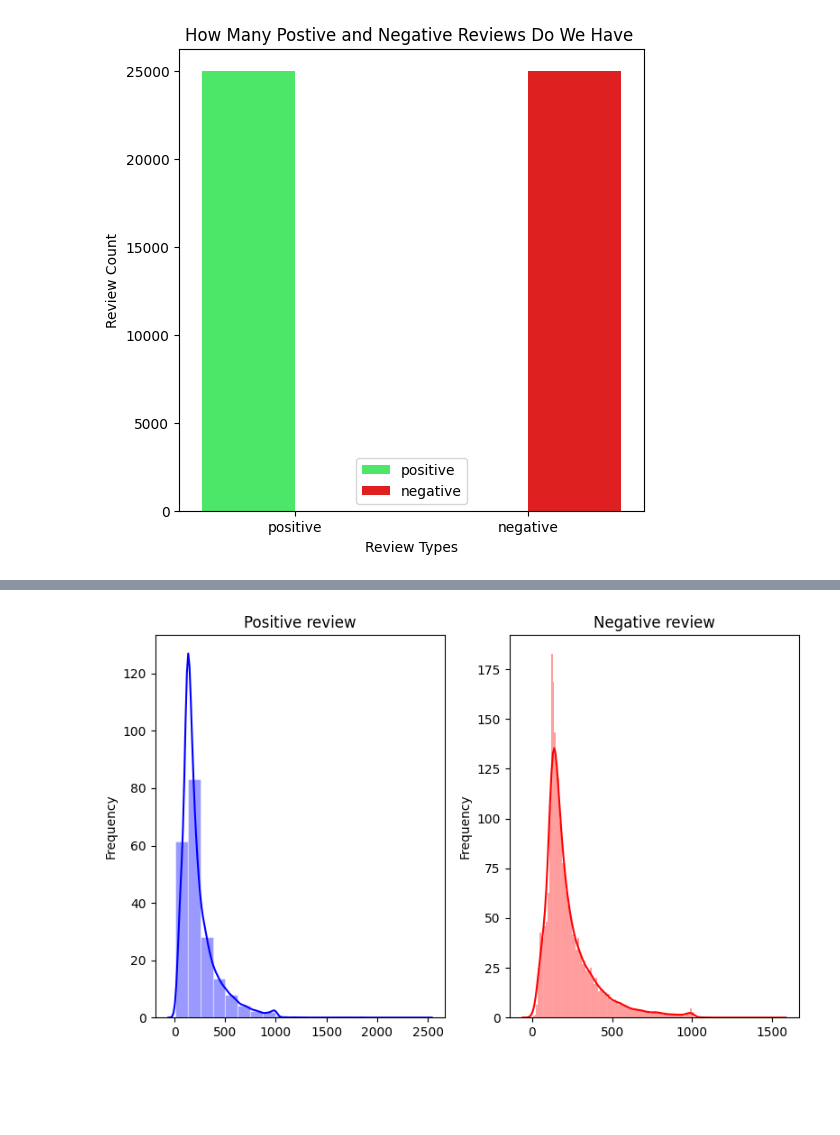
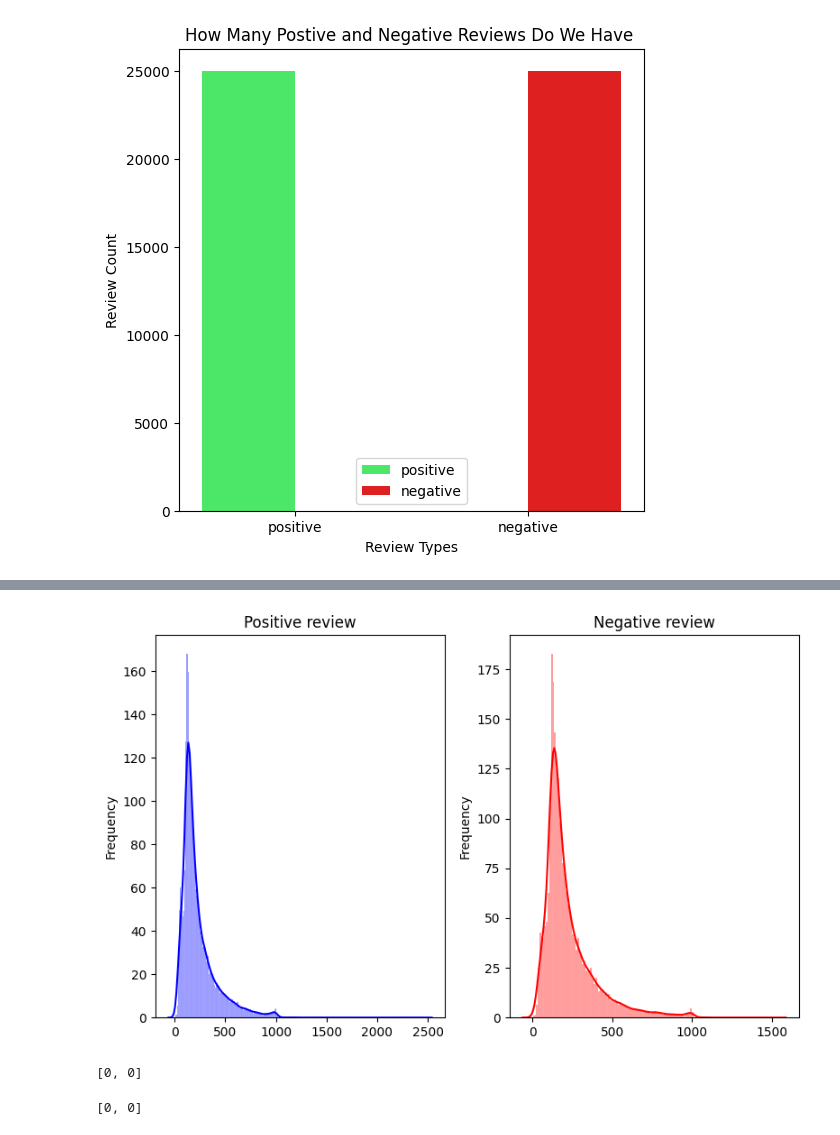
Before and after one commit to ifuu16/Movie_Sentiment_Analysis, a Jupyter notebook: data_preprocessing.ipynb, the cells around one changed output, grey strips where cells are left out. Saved outputs shown, nothing was run; the diff lists cells and outputs as text; code cells hidden in the pictures; blank space fills up the shorter version.

Commit message:
wrote a function to count the punctuations and stopwords for the positive and negative review. However, the code gives a zero output which an erroe

```diff
--- a/data_preprocessing.ipynb
+++ b/data_preprocessing.ipynb
@@ -101,18 +95,18 @@ negative_review_words = [review for review in negative_review['review']]
 # %%
 # Tokenize sentences and count words
 positive_review_words = [len(review.split()) for review in positive_review['review']]
 negative_review_words = [len(review.split()) for review in negative_review['review']]
 
 # print the two plots sidebyside using subplot
 fig, axs = plt.subplots(1, 2, figsize=(8, 5))
 
-sns.histplot(positive_review_words, bins=20, kde=True, stat='frequency', kde_kws=dict(cut=3), color='blue', alpha=.4, edgecolor=(1, 1, 1, .4), ax=axs[0])
+sns.histplot(positive_review_words, kde=True, stat='frequency', kde_kws=dict(cut=3), color='blue', alpha=.4, edgecolor=(1, 1, 1, .4), ax=axs[0])
 axs[0].set_title("Positive review")
 
 sns.histplot(negative_review_words, kde=True, stat='frequency', kde_kws=dict(cut=3), color='red', alpha=.4, edgecolor=(1, 1, 1, .4),ax=axs[1])
 axs[1].set_title("Negative review")
 
 plt.tight_layout()
 plt.show()
 # %% [output]
-[figure, old version]
+[figure, new version]
@@ -118,0 +127,15 @@ plt.show()
+# %%
+positive_punctuation_count = [count_punctuation(review) for review in positive_review]
+negative_punctuation_count = [count_punctuation(review) for review in negative_review]
+
+positive_stopwords_count = [count_stopwords(review) for review in positive_review]
+negative_stopwords_count = [count_stopwords(review) for review in negative_review]
+
+positive_punctuation_count
+
+negative_stopwords_count
+
+#why is the code printint 0?
+# %% [output]
+[0, 0]
+[0, 0]
```
Also changed, not shown: parts of 3 cells of this notebook.
